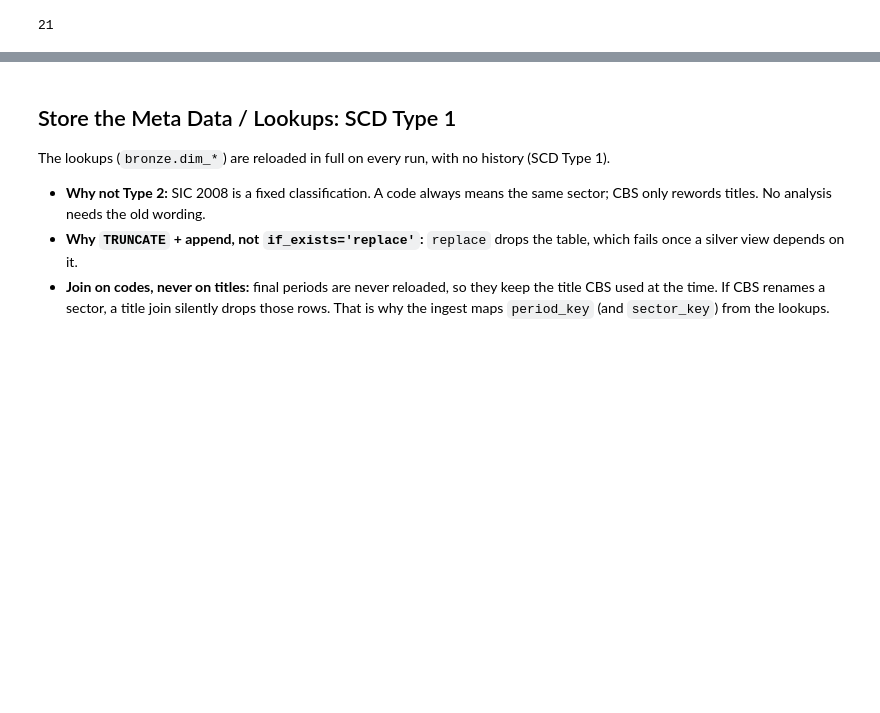
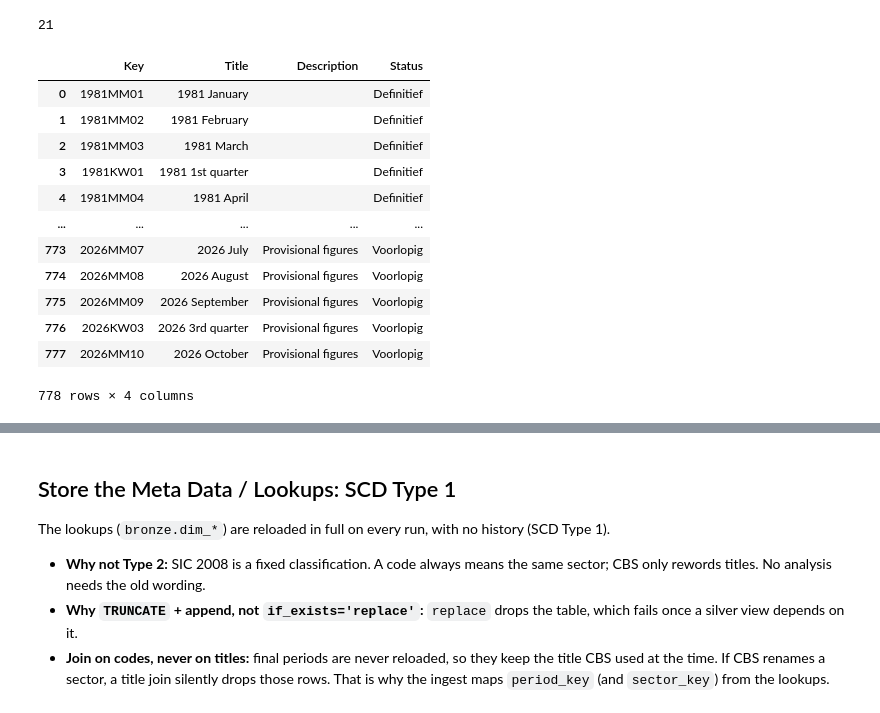
Before and after one commit to Sophie-X/bankruptcies, a Jupyter notebook: notebooks/01_ingest.ipynb, the cells around one changed output, grey strips where cells are left out. Saved outputs shown, nothing was run; the diff lists cells and outputs as text; code cells hidden in the pictures; blank space fills up the shorter version.

```diff
--- a/notebooks/01_ingest.ipynb
+++ b/notebooks/01_ingest.ipynb
@@ -110,3 +119,21 @@ sections_df = sectors_df[sectors_df['CategoryGroupID'].isin([3, 4])]
 len(sections_df)
 # %% [output]
 21
+# %%
+periods = cbsodata.get_meta('83085ENG', 'Periods')
+periods_df = pd.DataFrame(periods)
+periods_df
+# %% [output]
+|  | Key | Title | Description | Status |
+| 0 | 1981MM01 | 1981 January |  | Definitief |
+| 1 | 1981MM02 | 1981 February |  | Definitief |
+| 2 | 1981MM03 | 1981 March |  | Definitief |
+| 3 | 1981KW01 | 1981 1st quarter |  | Definitief |
+| 4 | 1981MM04 | 1981 April |  | Definitief |
+| ... | ... | ... | ... | ... |
+| 773 | 2026MM07 | 2026 July | Provisional figures | Voorlopig |
+| 774 | 2026MM08 | 2026 August | Provisional figures | Voorlopig |
+| 775 | 2026MM09 | 2026 September | Provisional figures | Voorlopig |
+| 776 | 2026KW03 | 2026 3rd quarter | Provisional figures | Voorlopig |
+| 777 | 2026MM10 | 2026 October | Provisional figures | Voorlopig |
+778 rows × 4 columns
```
Also changed, not shown: parts of 3 cells of this notebook, 4 other files.
